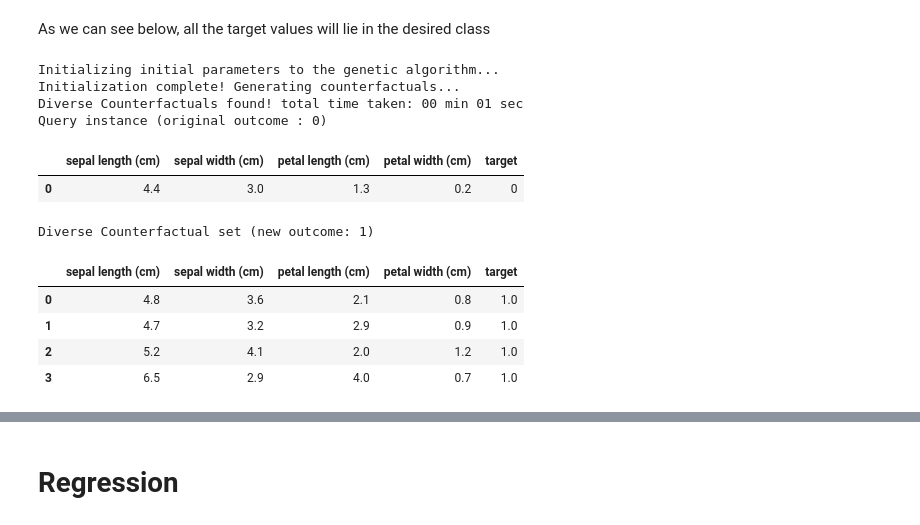
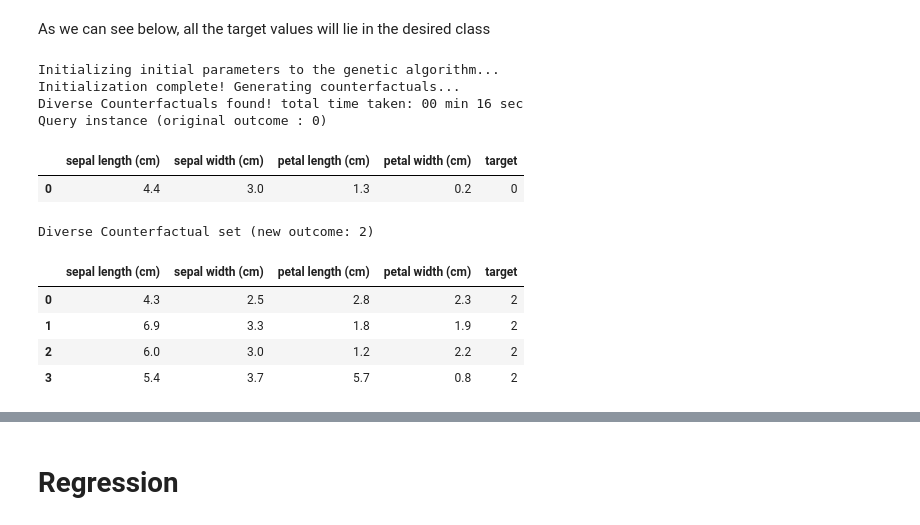
Before and after one commit to interpretml/DiCE, a Jupyter notebook: docs/source/notebooks/DiCE_multiclass_classification_and_regression.ipynb, the cells around one changed output, grey strips where cells are left out. Saved outputs shown, nothing was run; the diff lists cells and outputs as text; code cells hidden in the pictures.

```diff
--- a/docs/source/notebooks/DiCE_multiclass_classification_and_regression.ipynb
+++ b/docs/source/notebooks/DiCE_multiclass_classification_and_regression.ipynb
@@ -14,8 +12,9 @@ import pandas as pd
 # %% [markdown]
 We will use sklearn's internal datasets to demonstrate DiCE's features in this notebook
 # %%
+outcome_name = 'target'
 # Function to process sklearn's internal datasets
 def sklearn_to_df(sklearn_dataset):
     df = pd.DataFrame(sklearn_dataset.data, columns=sklearn_dataset.feature_names)
-    df['target'] = pd.Series(sklearn_dataset.target)
+    df[outcome_name] = pd.Series(sklearn_dataset.target)
     return df
@@ -58,7 +54,9 @@ continuous_features_iris = df_iris.drop(outcome_name, axis=1).columns.tolist()
 # %%
-target = df_iris[outcome_name]
 # Split data into train and test
 from sklearn.model_selection import train_test_split
+from sklearn.compose import ColumnTransformer
+from sklearn.ensemble import RandomForestClassifier
+
 datasetX = df_iris.drop(outcome_name, axis=1)
 x_train, x_test, y_train, y_test = train_test_split(datasetX,
                                                     target,
@@ -67,15 +65,12 @@ x_train, x_test, y_train, y_test = train_test_split(datasetX,
                                                     stratify=target)
 
 categorical_features = x_train.columns.difference(continuous_features_iris)
-from sklearn.compose import ColumnTransformer
 
 # We create the preprocessing pipelines for both numeric and categorical data.
 numeric_transformer = Pipeline(steps=[
-    ('imputer', SimpleImputer(strategy='median')),
     ('scaler', StandardScaler())])
 
 categorical_transformer = Pipeline(steps=[
-    ('imputer', SimpleImputer(strategy='constant', fill_value='missing')),
     ('onehot', OneHotEncoder(handle_unknown='ignore'))])
 
 transformations = ColumnTransformer(
@@ -86,10 +81,13 @@ transformations = ColumnTransformer(
 # Append classifier to preprocessing pipeline.
 # Now we have a full prediction pipeline.
 clf_iris = Pipeline(steps=[('preprocessor', transformations),
-                      ('classifier', LGBMClassifier())])
+                      ('classifier', RandomForestClassifier())])
+model_iris = clf_iris.fit(x_train, y_train)
 # %%
-d_iris = dice_ml.Data(dataframe=df_iris, continuous_features=continuous_features_iris, outcome_name=outcome_name)
-model_iris = clf_iris.fit(x_train, y_train)
+d_iris = dice_ml.Data(dataframe=df_iris,
+                      continuous_features=continuous_features_iris,
+                      outcome_name=outcome_name)
+
 # We provide the type of model as a parameter (model_type)
 m_iris = dice_ml.Model(model=model_iris, backend="sklearn", model_type='classifier')
 # %%
@@ -97,23 +95,23 @@ exp_genetic_iris = Dice(d_iris, m_iris, method="genetic")
 # %% [markdown]
 As we can see below, all the target values will lie in the desired class
 # %%
-# Multiple queries can be given as input at once
+# Single input
 query_instances_iris = x_train[2:3]
-genetic_iris = exp_genetic_iris.generate_counterfactuals(query_instances_iris, total_CFs=4, desired_class = 1)
-genetic_iris.visualize_as_dataframe(show_only_changes=True)
+genetic_iris = exp_genetic_iris.generate_counterfactuals(query_instances_iris, total_CFs=4, desired_class = 2)
+genetic_iris.visualize_as_dataframe()
 # %% [output]
 Initializing initial parameters to the genetic algorithm...
 Initialization complete! Generating counterfactuals...
-Diverse Counterfactuals found! total time taken: 00 min 01 sec
+Diverse Counterfactuals found! total time taken: 00 min 16 sec
 Query instance (original outcome : 0)
 |  | sepal length (cm) | sepal width (cm) | petal length (cm) | petal width (cm) | target |
 | 0 | 4.4 | 3.0 | 1.3 | 0.2 | 0 |
-Diverse Counterfactual set (new outcome: 1)
+Diverse Counterfactual set (new outcome: 2)
 |  | sepal length (cm) | sepal width (cm) | petal length (cm) | petal width (cm) | target |
-| 0 | 4.8 | 3.6 | 2.1 | 0.8 | 1.0 |
-| 1 | 4.7 | 3.2 | 2.9 | 0.9 | 1.0 |
-| 2 | 5.2 | 4.1 | 2.0 | 1.2 | 1.0 |
-| 3 | 6.5 | 2.9 | 4.0 | 0.7 | 1.0 |
+| 0 | 4.3 | 2.5 | 2.8 | 2.3 | 2 |
+| 1 | 6.9 | 3.3 | 1.8 | 1.9 | 2 |
+| 2 | 6.0 | 3.0 | 1.2 | 2.2 | 2 |
+| 3 | 5.4 | 3.7 | 5.7 | 0.8 | 2 |
 # %%
 # Multiple queries can be given as input at once
 query_instances_iris = x_train[17:19]
```
Also changed, not shown: parts of 17 cells of this notebook, 8 other files.
